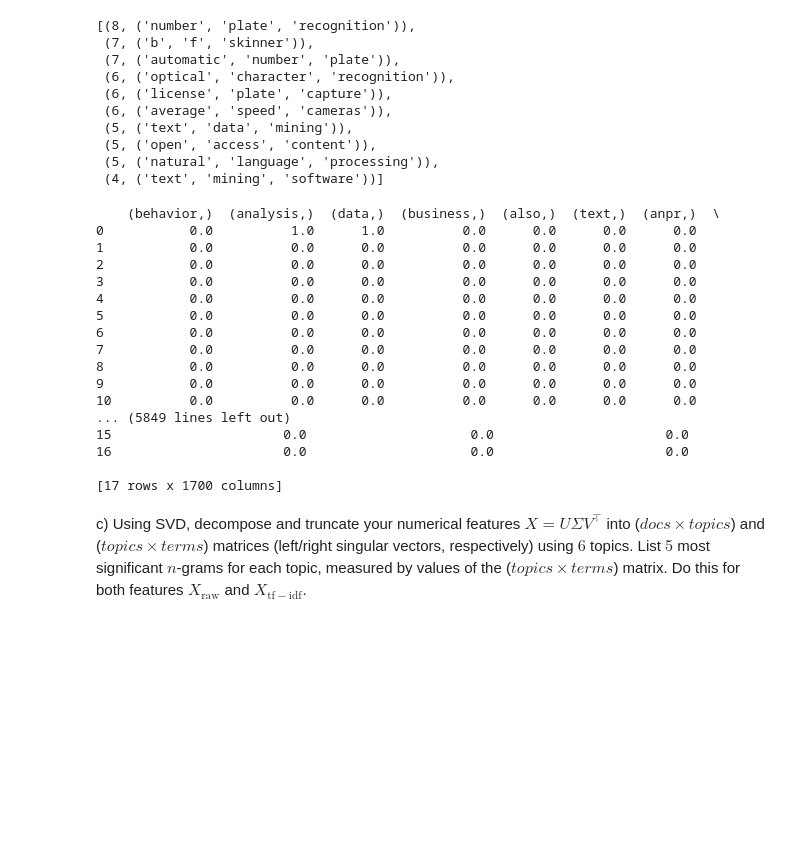
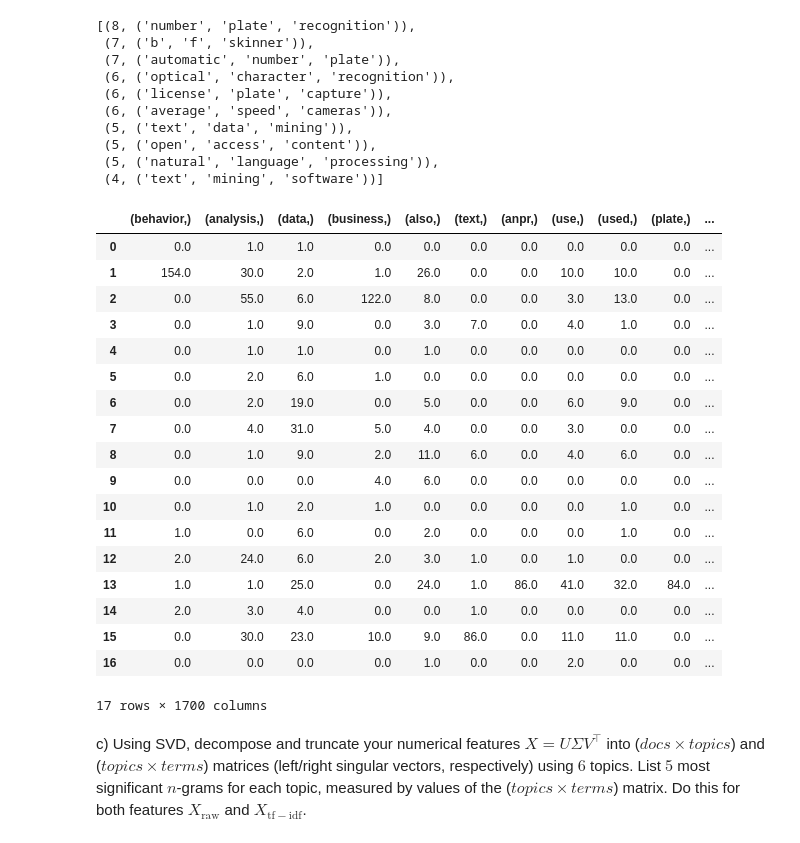
Before and after one commit to banditar/DataMining-2022-aalto, a Jupyter notebook: Assignment 5/Homework5.ipynb, the cells around one changed output. Saved outputs shown, nothing was run; the diff lists cells and outputs as text; code cells hidden in the pictures; blank space fills up the shorter version.

```diff
--- a/Assignment 5/Homework5.ipynb
+++ b/Assignment 5/Homework5.ipynb
@@ -196,36 +196,40 @@ get_most_frequent(df['trigrams'], 10)
  (5, ('natural', 'language', 'processing')),
  (4, ('text', 'mining', 'software'))]
 # %%
-for ngram in ["unigrams", "bigrams", "trigrams"]:
+def get_count_matrix(ngram: str):
+    assert ngram in ["unigrams", "bigrams", "trigrams"]
     mfw = get_most_frequent(df[ngram], 1700)
+    arr = np.zeros([17, 1700])
     for doc_idx, doc in df.iterrows():
-        arr = np.zeros([17, 1700])
         mfw_doc = doc[ngram]
         words_ls = []
         for w_idx, (_, words) in enumerate(mfw):
             words_ls.append(words)
             count = mfw_doc[words] if words in mfw_doc else 0
             arr[doc_idx][w_idx] = count
-            # print(words)
-        print(pd.DataFrame(arr, columns=words_ls))
+    return pd.DataFrame(arr, columns=words_ls)
-# %% [output]
-    (behavior,)  (analysis,)  (data,)  (business,)  (also,)  (text,)  (anpr,)  \
-0           0.0          1.0      1.0          0.0      0.0      0.0      0.0
-1           0.0          0.0      0.0          0.0      0.0      0.0      0.0
-2           0.0          0.0      0.0          0.0      0.0      0.0      0.0
-3           0.0          0.0      0.0          0.0      0.0      0.0      0.0
-4           0.0          0.0      0.0          0.0      0.0      0.0      0.0
-5           0.0          0.0      0.0          0.0      0.0      0.0      0.0
-6           0.0          0.0      0.0          0.0      0.0      0.0      0.0
-7           0.0          0.0      0.0          0.0      0.0      0.0      0.0
-8           0.0          0.0      0.0          0.0      0.0      0.0      0.0
-9           0.0          0.0      0.0          0.0      0.0      0.0      0.0
-10          0.0          0.0      0.0          0.0      0.0      0.0      0.0
-... (5849 lines left out)
-15                      0.0                     0.0                      0.0
-16                      0.0                     0.0                      0.0
-
-[17 rows x 1700 columns]
+# %%
+get_count_matrix("unigrams")
+# %% [output]
+|  | (behavior,) | (analysis,) | (data,) | (business,) | (also,) | (text,) | (anpr,) | (use,) | (used,) | (plate,) | ... |
+| 0 | 0.0 | 1.0 | 1.0 | 0.0 | 0.0 | 0.0 | 0.0 | 0.0 | 0.0 | 0.0 | ... |
+| 1 | 154.0 | 30.0 | 2.0 | 1.0 | 26.0 | 0.0 | 0.0 | 10.0 | 10.0 | 0.0 | ... |
+| 2 | 0.0 | 55.0 | 6.0 | 122.0 | 8.0 | 0.0 | 0.0 | 3.0 | 13.0 | 0.0 | ... |
+| 3 | 0.0 | 1.0 | 9.0 | 0.0 | 3.0 | 7.0 | 0.0 | 4.0 | 1.0 | 0.0 | ... |
+| 4 | 0.0 | 1.0 | 1.0 | 0.0 | 1.0 | 0.0 | 0.0 | 0.0 | 0.0 | 0.0 | ... |
+| 5 | 0.0 | 2.0 | 6.0 | 1.0 | 0.0 | 0.0 | 0.0 | 0.0 | 0.0 | 0.0 | ... |
+| 6 | 0.0 | 2.0 | 19.0 | 0.0 | 5.0 | 0.0 | 0.0 | 6.0 | 9.0 | 0.0 | ... |
+| 7 | 0.0 | 4.0 | 31.0 | 5.0 | 4.0 | 0.0 | 0.0 | 3.0 | 0.0 | 0.0 | ... |
+| 8 | 0.0 | 1.0 | 9.0 | 2.0 | 11.0 | 6.0 | 0.0 | 4.0 | 6.0 | 0.0 | ... |
+| 9 | 0.0 | 0.0 | 0.0 | 4.0 | 6.0 | 0.0 | 0.0 | 0.0 | 0.0 | 0.0 | ... |
+| 10 | 0.0 | 1.0 | 2.0 | 1.0 | 0.0 | 0.0 | 0.0 | 0.0 | 1.0 | 0.0 | ... |
+| 11 | 1.0 | 0.0 | 6.0 | 0.0 | 2.0 | 0.0 | 0.0 | 0.0 | 1.0 | 0.0 | ... |
+| 12 | 2.0 | 24.0 | 6.0 | 2.0 | 3.0 | 1.0 | 0.0 | 1.0 | 0.0 | 0.0 | ... |
+| 13 | 1.0 | 1.0 | 25.0 | 0.0 | 24.0 | 1.0 | 86.0 | 41.0 | 32.0 | 84.0 | ... |
+| 14 | 2.0 | 3.0 | 4.0 | 0.0 | 0.0 | 1.0 | 0.0 | 0.0 | 0.0 | 0.0 | ... |
+| 15 | 0.0 | 30.0 | 23.0 | 10.0 | 9.0 | 86.0 | 0.0 | 11.0 | 11.0 | 0.0 | ... |
+| 16 | 0.0 | 0.0 | 0.0 | 0.0 | 1.0 | 0.0 | 0.0 | 2.0 | 0.0 | 0.0 | ... |
+17 rows × 1700 columns
 # %% [markdown]
 c) Using SVD, decompose and truncate your numerical features $X = U \Sigma V^\top$ into ($docs \times topics$) and ($topics \times terms$) matrices (left/right singular vectors, respectively) using $6$ topics. List $5$ most significant $n$-grams for each topic, measured by values of the ($topics \times terms$) matrix. Do this for both features $X_\mathrm{raw}$ and $X_\mathrm{tf-idf}$.
 # %% [markdown]
```
